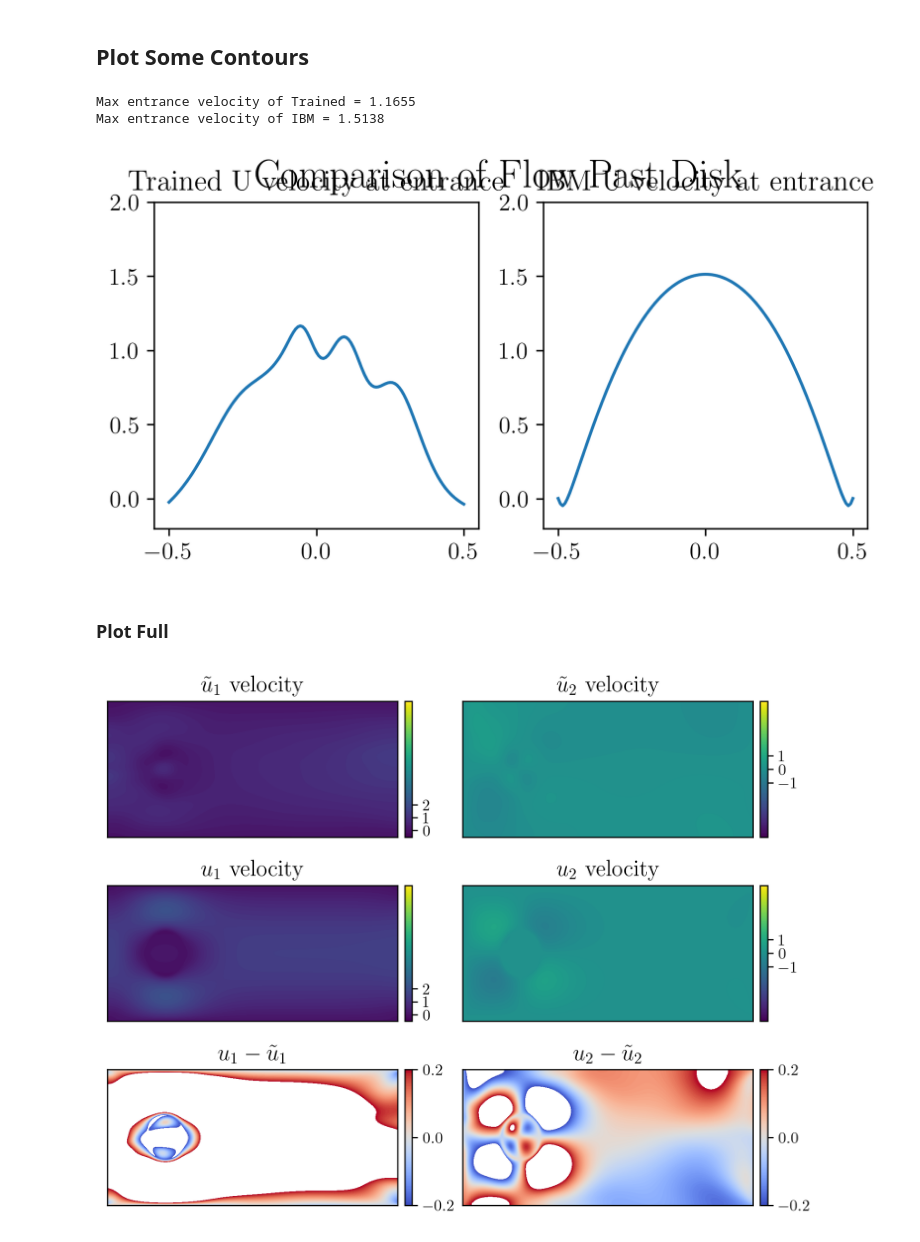
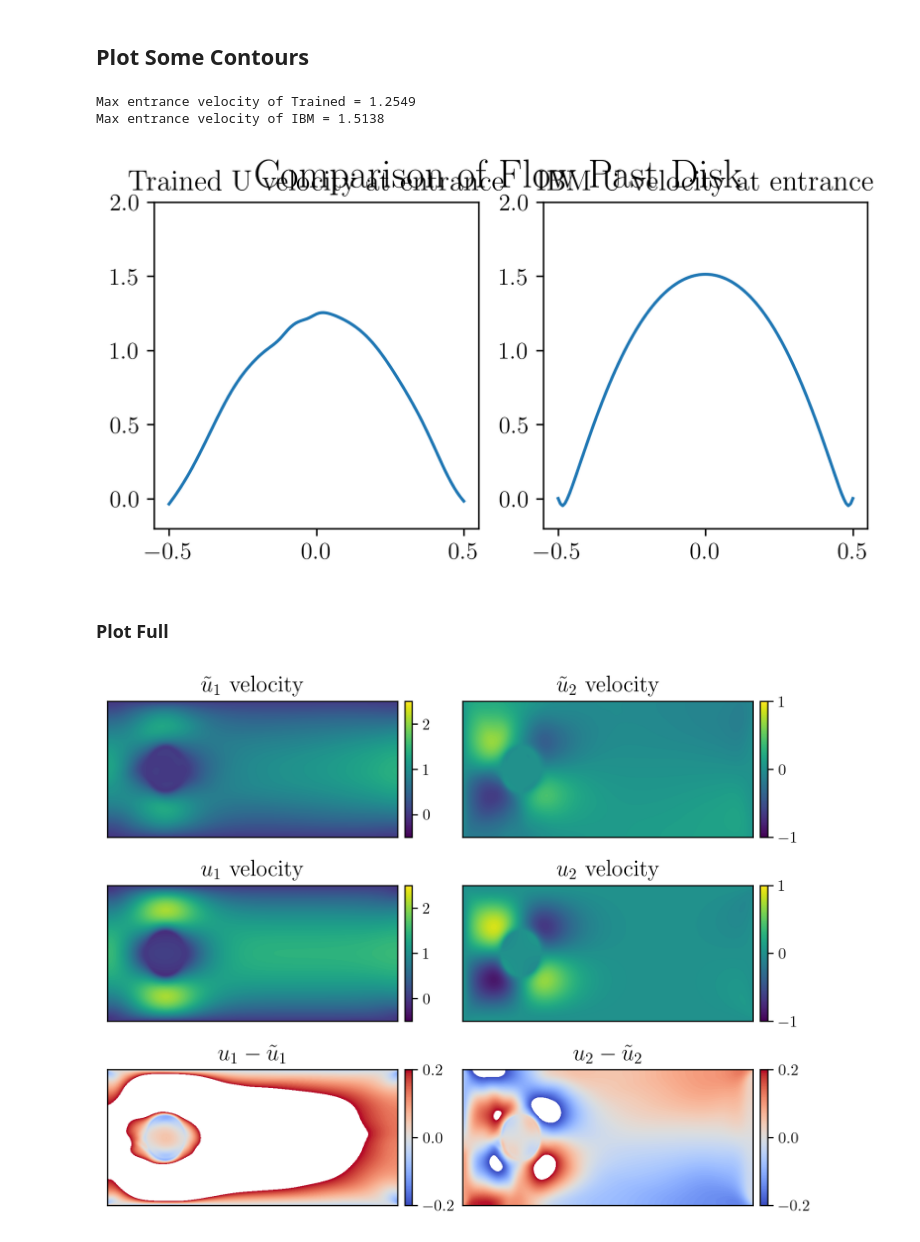
Before and after one commit to mskPark/DRLPDE, a Jupyter notebook: tools/ErrorPlot_JCPexample6.ipynb, the cells around one changed output. Cells and saved outputs as stored; diff of their text form; code cells hidden in the pictures.

```diff
--- a/tools/ErrorPlot_JCPexample6.ipynb
+++ b/tools/ErrorPlot_JCPexample6.ipynb
@@ -81,7 +81,7 @@ IBM_U = np.concatenate( (IBM_U, IBM_U[0,None,:]), axis=0)
 IBM_V = np.concatenate( (IBM_V, IBM_V[0,None,:]), axis=0)
 IBM_P = np.concatenate( (IBM_P, IBM_P[0,None,:]), axis=0)
 # %%
-loadmodel = 'JCPexample6'
+loadmodel = 'thesis6'
 
 filename = 'Error_Plot_' + loadmodel
 imagesfolder = "images/"
@@ -101,6 +101,10 @@ if parameters['neuralnetwork'] == 'FeedForward':
     MyNeuralNetwork = neuralnets.FeedForwardNN
 elif parameters['neuralnetwork'] == 'Incompressible':
     MyNeuralNetwork = neuralnets.IncompressibleNN
+elif parameters['neuralnetwork'] == 'ResNet':
+        MyNeuralNetwork = neuralnets.ResNetNN
+elif parameters['neuralnetwork'] == 'ResNetIncompressible':
+    MyNeuralNetwork = neuralnets.ResNetIncompressible
 
 nn_size = parameters['nn_size']
 
@@ -175,15 +179,15 @@ ax[1].set_title('IBM U velocity at entrance')
 print('Max entrance velocity of Trained = {:.4f}'.format(np.max(Trained_Vel_U[0,:])))
 print('Max entrance velocity of IBM = {:.4f}'.format(np.max(IBM_U[0,:])))
 # %% [output]
-Max entrance velocity of Trained = 1.1655
+Max entrance velocity of Trained = 1.2549
 Max entrance velocity of IBM = 1.5138
-[figure, old version]
+[figure, new version]
 # %% [markdown]
 ### Plot Full
 # %%
 ### Plotting
 
-levels_flow_1 = np.linspace(-0.5, 2, 100)
+levels_flow_1 = np.linspace(-0.5, 2.5, 100)
 levels_tick_1 = [0,1,2]
 
 levels_flow_2 = np.linspace(-1, 1, 100)
@@ -313,34 +317,34 @@ colorbar4_param = fig.add_axes(
      ax[1,1].get_position().y0,
      0.01,
      ax[1,1].get_position().height])
 colorbar4 = plt.colorbar(contour4, ticks=levels_tick_2, cax = colorbar4_param)
 colorbar4.ax.tick_params(labelsize=10)
 
 ## Plot 5
 
 contour5 = ax[2,1].contourf(x1plot, x2plot, IBM_V - Trained_Vel_V, levels=error_levels, cmap=plt.cm.coolwarm)
 ax[2,1].set_title(r'$u_2 - \tilde{u}_2$')
 
 ax[2,1].tick_params(
     axis='both',
     which='both',
     bottom=False,
     top=False,
     left=False,
     right=False,
     labelbottom=False,
     labelleft=False
 )
 
 colorbar5_param = fig.add_axes(
     [ax[2,1].get_position().x1 + 0.01,
      ax[2,1].get_position().y0,
      0.01,
      ax[2,1].get_position().height])
 colorbar5 = plt.colorbar(contour5, ticks=error_tick, cax = colorbar5_param)
 colorbar5.ax.tick_params(labelsize=10)
 # %% [output]
-[figure, old version]
+[figure, new version]
 # %%
 steps = range(int(parameters['trainingsteps']))
 L2loss = np.sqrt(losses[:,:,0])
```
Also changed, not shown: parts of 5 cells of this notebook, 15 other files.
